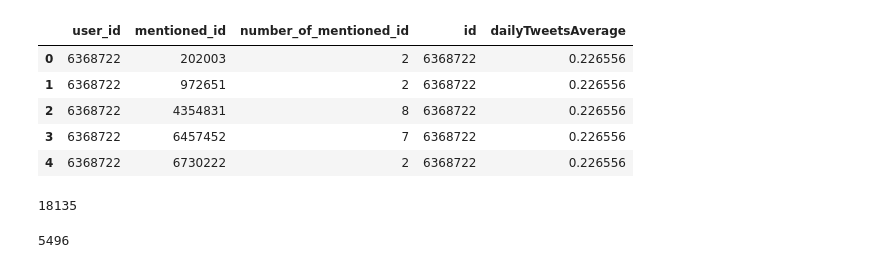
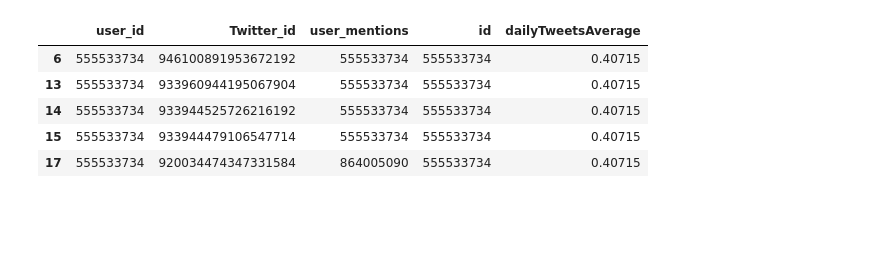
Before and after one commit to epfl-ada/ada-2020-project-milestone-p3-p3_datart, a Jupyter notebook: P4 - processing.ipynb, the cells around one changed output. Cells and saved outputs as stored; diff of their text form; code cells hidden in the pictures; blank space fills up the shorter version.

```diff
--- a/P4 - processing.ipynb
+++ b/P4 - processing.ipynb
@@ -71,0 +42,2 @@ Name: user_id, Length: 13635, dtype: int64
+# %%
+egoTimeline=egoTimeline.toPandas()
@@ -71,0 +53,2 @@ Name: user_id, Length: 13635, dtype: int64
+# %%
+egoTimeline=egoTimeline.rename(columns={'id':'Twitter_id'})
@@ -209,24 +120,18 @@ user_id_and_count_mentioned_id.user_id=user_id_and_count_mentioned_id.user_id.as
 # %%
 #join with dailyTweetsAverage
-user_id_and_count_mentioned_id=user_id_and_count_mentioned_id.merge(userProfileWithTimePandas[['id','dailyTweetsAverage']],
+egoTimeline_merge=egoTimeline.merge(userProfileWithTimePandas[['id','dailyTweetsAverage']],
                                                                     left_on='user_id',right_on='id', how='inner')
+# %%
+egoTimeline_merge=egoTimeline_merge[~(egoTimeline_merge.user_mentions.isnull())]
 # %%
 #look at data
-user_id_and_count_mentioned_id.head()
+egoTimeline_merge.head()
 # %% [output]
-|  | user_id | mentioned_id | number_of_mentioned_id | id | dailyTweetsAverage |
-| 0 | 6368722 | 202003 | 2 | 6368722 | 0.226556 |
-| 1 | 6368722 | 972651 | 2 | 6368722 | 0.226556 |
-| 2 | 6368722 | 4354831 | 8 | 6368722 | 0.226556 |
-| 3 | 6368722 | 6457452 | 7 | 6368722 | 0.226556 |
-| 4 | 6368722 | 6730222 | 2 | 6368722 | 0.226556 |
+|  | user_id | Twitter_id | user_mentions | id | dailyTweetsAverage |
+| 6 | 555533734 | 946100891953672192 | 555533734 | 555533734 | 0.40715 |
+| 13 | 555533734 | 933960944195067904 | 555533734 | 555533734 | 0.40715 |
+| 14 | 555533734 | 933944525726216192 | 555533734 | 555533734 | 0.40715 |
+| 15 | 555533734 | 933944479106547714 | 555533734 | 555533734 | 0.40715 |
+| 17 | 555533734 | 920034474347331584 | 864005090 | 555533734 | 0.40715 |
-# %%
-userProfileWithTimePandas.id.nunique()
-# %% [output]
-18135
-# %%
-user_id_and_count_mentioned_id.user_id.nunique()
-# %% [output]
-5496
 # %%
 #count number of friends by user
```
Also changed, not shown: parts of 35 cells of this notebook.
